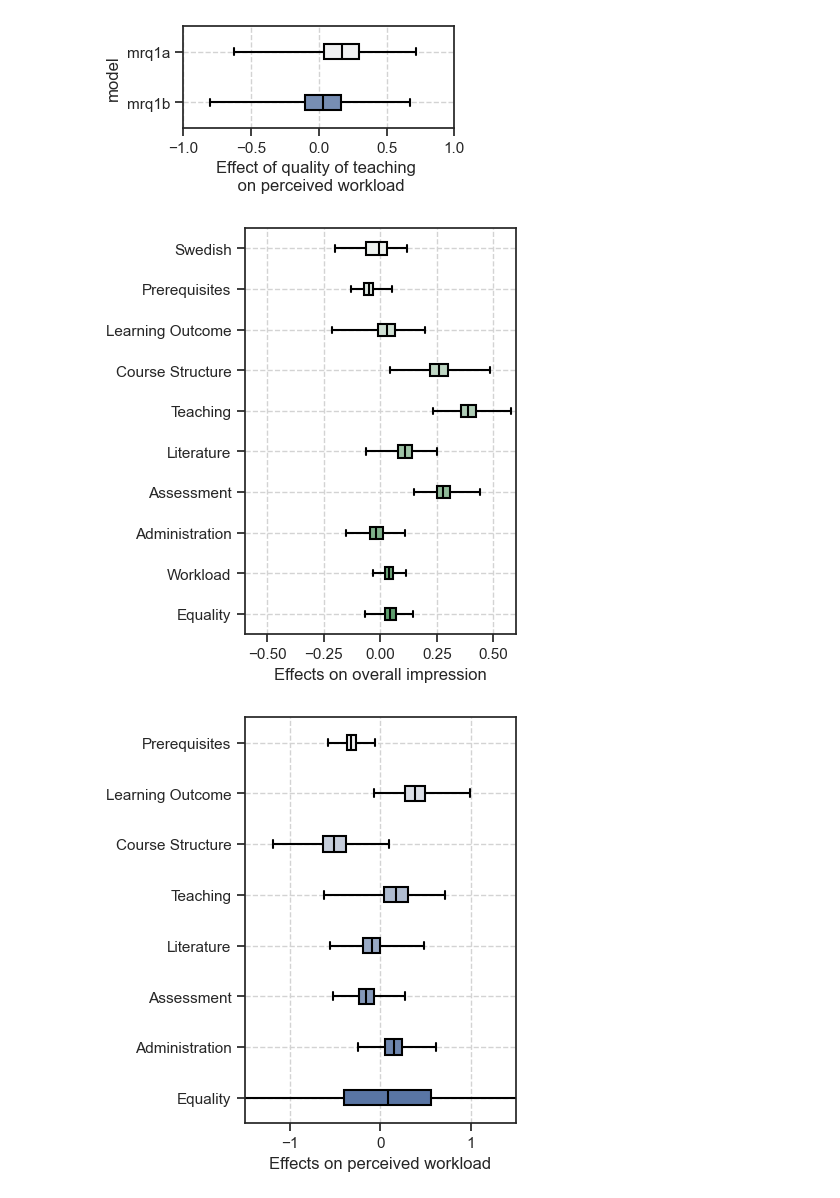
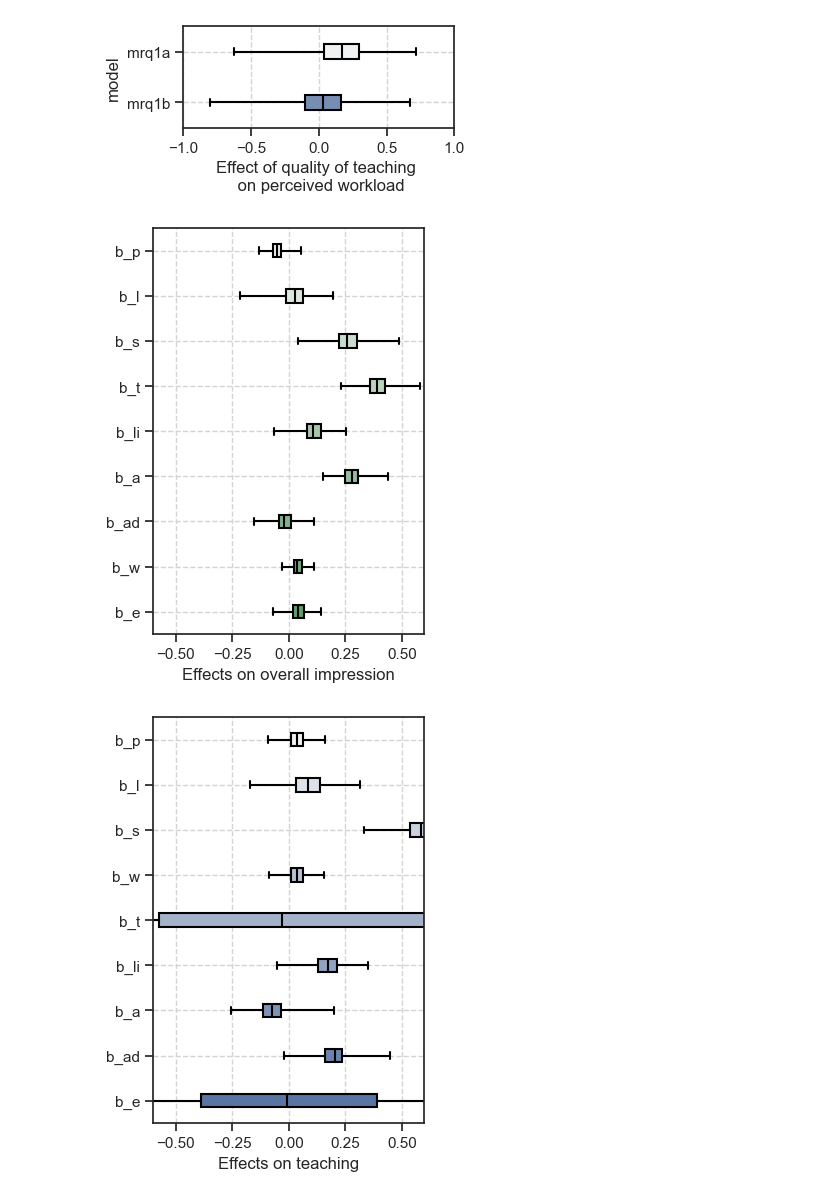
Before and after one commit to martinheyn/causal_course_eval, a Jupyter notebook: module_4_plotting.ipynb, the cells around one changed output. Cells and saved outputs as stored; diff of their text form; code cells hidden in the pictures.

```diff
--- a/module_4_plotting.ipynb
+++ b/module_4_plotting.ipynb
@@ -80,19 +84,23 @@ def plot_pretty_boxplot_multivar(dataframe, filename, xdown, xup, label, palette
 # %%
 custom = {"grid.linestyle": "dashed", "grid.color": "lightgrey"}
 sns.set_theme(style="ticks", rc = custom)
 
-model_m1_subset = model_m1.drop(columns=["sigma", "model"])
-model_m1_subset.columns = ["Swedish", "Prerequisites", "Learning Outcome", "Course Structure", "Teaching", "Literature", "Assessment", "Administration", "Workload", "Inequality"]
+model_m1_subset = model_m1.drop(columns=["a", "sigma", "model"])
+#model_m1_subset.columns = ["Swedish", "Prerequisites", "Learning Outcome", "Course Structure", "Teaching", "Literature", "Assessment", "Administration", "Workload", "Inequality"]
 plot_pretty_boxplot_multivar(model_m1_subset, "mrq1a", -0.6, 0.6, 'Effects on overall impression', "light:g")
 
+model_mteach_subset = model_mteach.drop(columns=["a_0", "sigma", "model"])
+#model_m1_subset.columns = ["Swedish", "Prerequisites", "Learning Outcome", "Course Structure", "Teaching", "Literature", "Assessment", "Administration", "Workload", "Inequality"]
+plot_pretty_boxplot_multivar(model_mteach_subset, "mteach", -0.6, 0.6, 'Effects on teaching', "light:b")
+
 model_mrq1a_subset = model_mrq1a.drop(columns=["a_0", "sigma", "model"])
-model_mrq1a_subset.columns = ["Prerequisites", "Learning Outcome", "Course Structure", "Teaching", "Literature", "Assessment", "Administration", "Inequality"]
+#model_mrq1a_subset.columns = ["Prerequisites", "Learning Outcome", "Course Structure", "Teaching", "Literature", "Assessment", "Administration", "Inequality"]
 plot_pretty_boxplot_multivar(model_mrq1a_subset, "mrq1a", -1.5, 1.5, 'Effects on perceived workload', "light:b")
 
 model_mrq1b_subset = model_mrq1b.drop(columns=["a_0", "a_o", "sigma", "tau", "model"])
 model_mrq1b_subset = model_mrq1b_subset.iloc[:, :9]
-model_mrq1b_subset.columns = ["Prerequisites", "Learning Outcome", "Course Structure", "Teaching", "Literature", "Assessment", "Administration", "Inequality", "Overall Impression"]
+#model_mrq1b_subset.columns = ["Prerequisites", "Learning Outcome", "Course Structure", "Teaching", "Literature", "Assessment", "Administration", "Inequality", "Overall Impression"]
 plot_pretty_boxplot_multivar(model_mrq1b_subset, "mrq1b", -1.5, 1.5, 'Effects on perceived workload', "light:y")
 # %% [output]
-[figure, old version]
+[figure, new version]
-[figure, old version]
+[figure, new version]
```
Also changed, not shown: parts of 2 cells of this notebook, 7 other files.
